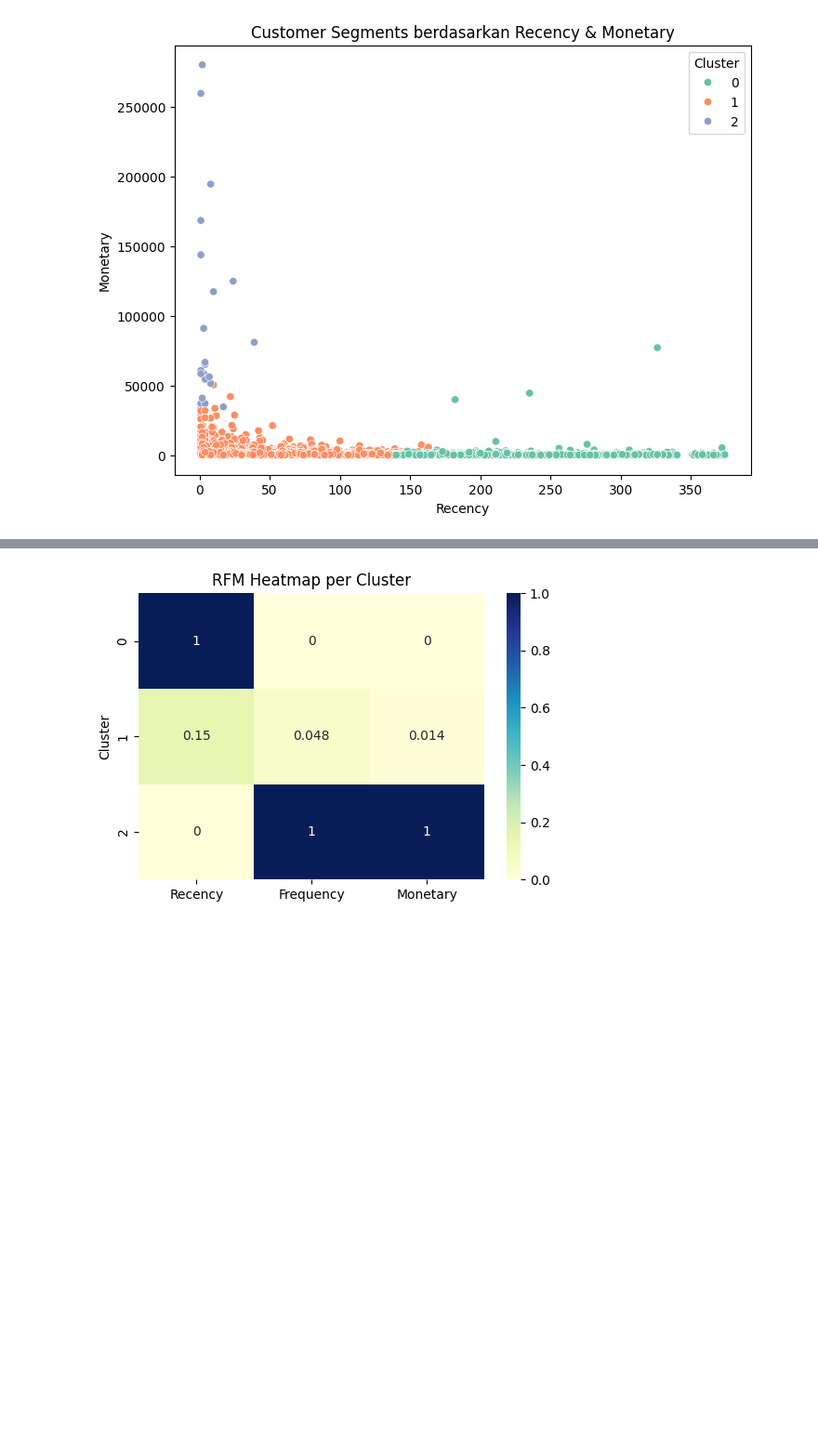
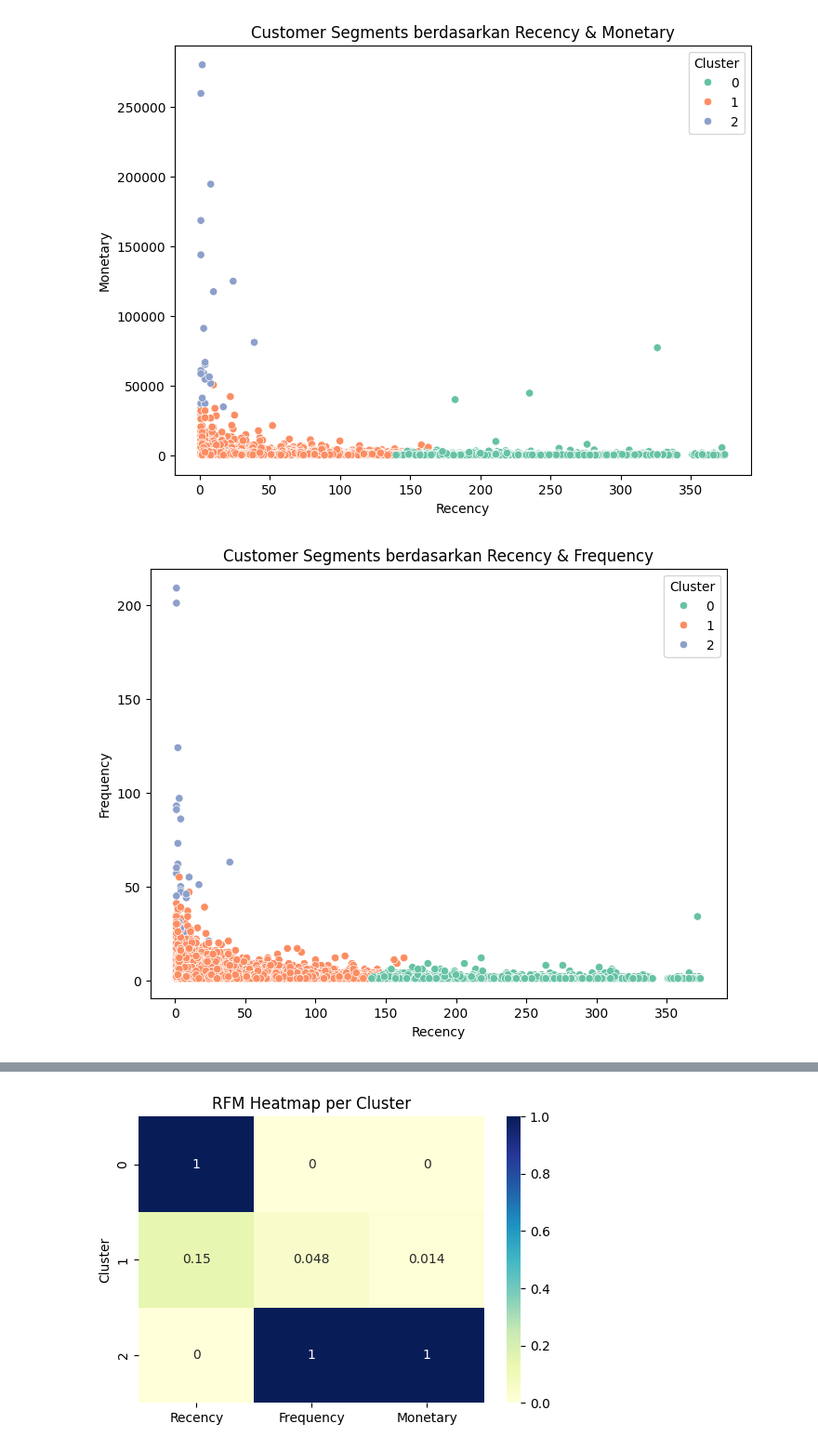
Before and after one commit to uca-spider/customer_segmentation, a Jupyter notebook: customer_segmentation.ipynb, the cells around one changed output, grey strips where cells are left out. Shown: that part at 93% size. Saved outputs shown, nothing was run; the diff lists cells and outputs as text; code cells hidden in the pictures; blank space fills up the shorter version.

```diff
--- a/customer_segmentation.ipynb
+++ b/customer_segmentation.ipynb
@@ -176,3 +176,12 @@ plt.title('Customer Segments berdasarkan Recency & Monetary')
 plt.show()
 # %% [output]
 [figure]
+# %%
+plt.figure(figsize=(8,6))
+sns.scatterplot(data=rfm, x='Recency', y='Frequency', hue='Cluster', palette='Set2')
+plt.title('Customer Segments berdasarkan Recency & Frequency')
+plt.xlabel('Recency')
+plt.ylabel('Frequency')
+plt.show()
+# %% [output]
+[figure, added]
```
Also changed, not shown: parts of 2 cells of this notebook.
